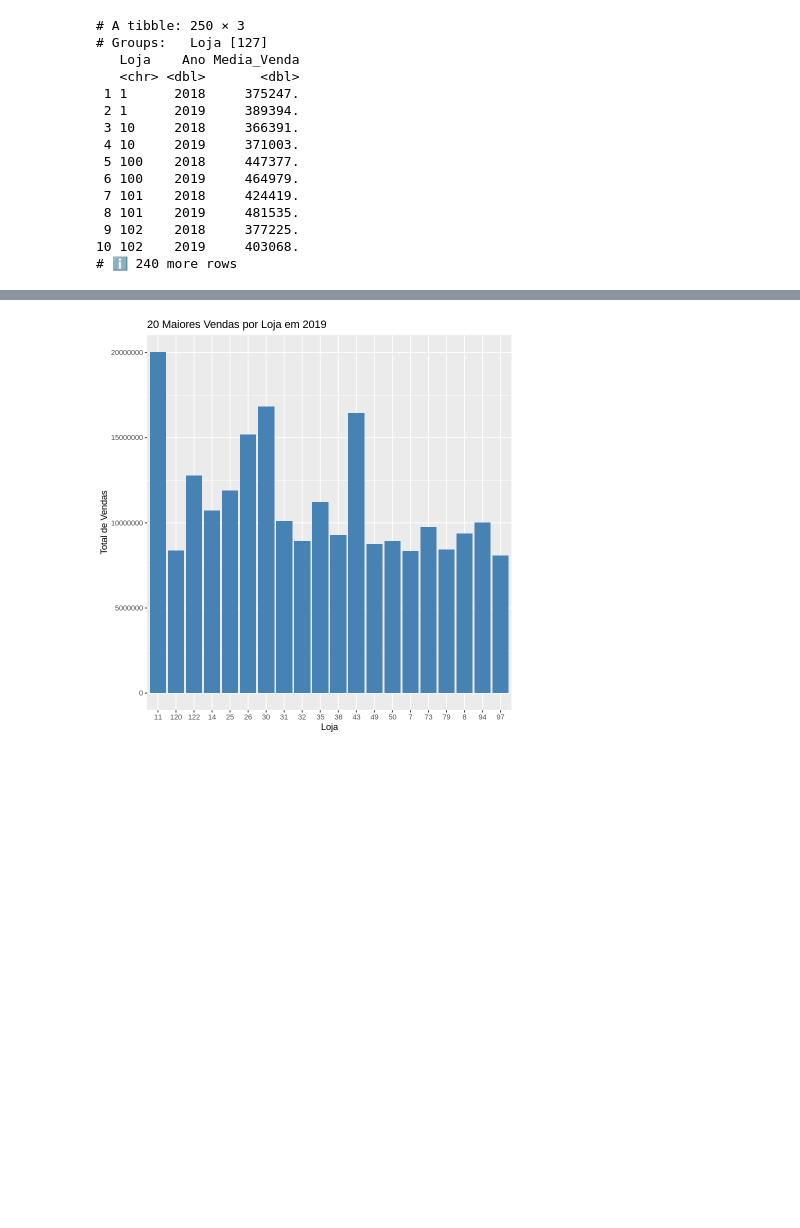
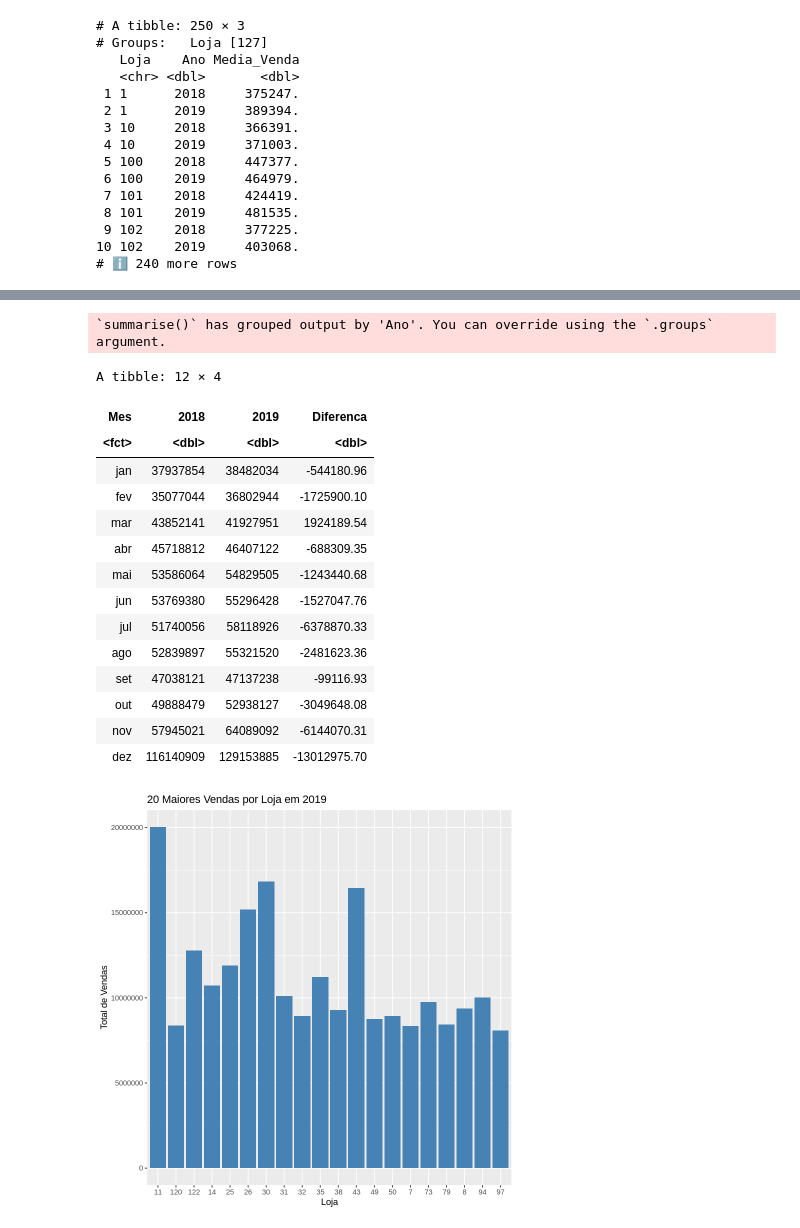
Before and after one commit to Gabrieldiasdeoliveira/Analise_Performance_Loja, a Jupyter notebook: Analise_Performance_Loja_Ecommerce.ipynb, the cells around one changed output, grey strips where cells are left out. Drawn from its saved outputs; the diff is of its cells as text; code cells hidden in the pictures; blank space fills up the shorter version.

```diff
--- a/Analise_Performance_Loja_Ecommerce.ipynb
+++ b/Analise_Performance_Loja_Ecommerce.ipynb
@@ -111,3 +113,32 @@ options(scipen = 999)
+# %%
+total_vendas_por_mes <- dados %>%
+  mutate(Mes = factor(Mes, levels = c("jan", "fev", "mar", "abr", "mai", "jun", "jul", "ago", "set", "out", "nov", "dez"))) %>%
+  group_by(Ano, Mes) %>%
+  summarize(Total_Venda = sum(Venda, na.rm = TRUE)) %>%
+  pivot_wider(names_from = Ano, values_from = Total_Venda)
+
+total_vendas_por_mes <- total_vendas_por_mes %>%
+  mutate(Diferenca = `2018` - `2019`)  # Substitua `2019` e `2020` pelos anos que deseja calcular a diferença
+
+head(total_vendas_por_mes, 12)
+# %% [output]
+`summarise()` has grouped output by 'Ano'. You can override using the `.groups`
+argument.
+A tibble: 12 × 4
+| Mes | 2018 | 2019 | Diferenca |
+| <fct> | <dbl> | <dbl> | <dbl> |
+| jan | 37937854 | 38482034 | -544180.96 |
+| fev | 35077044 | 36802944 | -1725900.10 |
+| mar | 43852141 | 41927951 | 1924189.54 |
+| abr | 45718812 | 46407122 | -688309.35 |
+| mai | 53586064 | 54829505 | -1243440.68 |
+| jun | 53769380 | 55296428 | -1527047.76 |
+| jul | 51740056 | 58118926 | -6378870.33 |
+| ago | 52839897 | 55321520 | -2481623.36 |
+| set | 47038121 | 47137238 | -99116.93 |
+| out | 49888479 | 52938127 | -3049648.08 |
+| nov | 57945021 | 64089092 | -6144070.31 |
+| dez | 116140909 | 129153885 | -13012975.70 |
 # %%
 # Filtrar apenas os dados de 2019
 vendas_2019 <- filter(dados, Ano == 2019)
```
Also changed, not shown: parts of 5 cells of this notebook.
